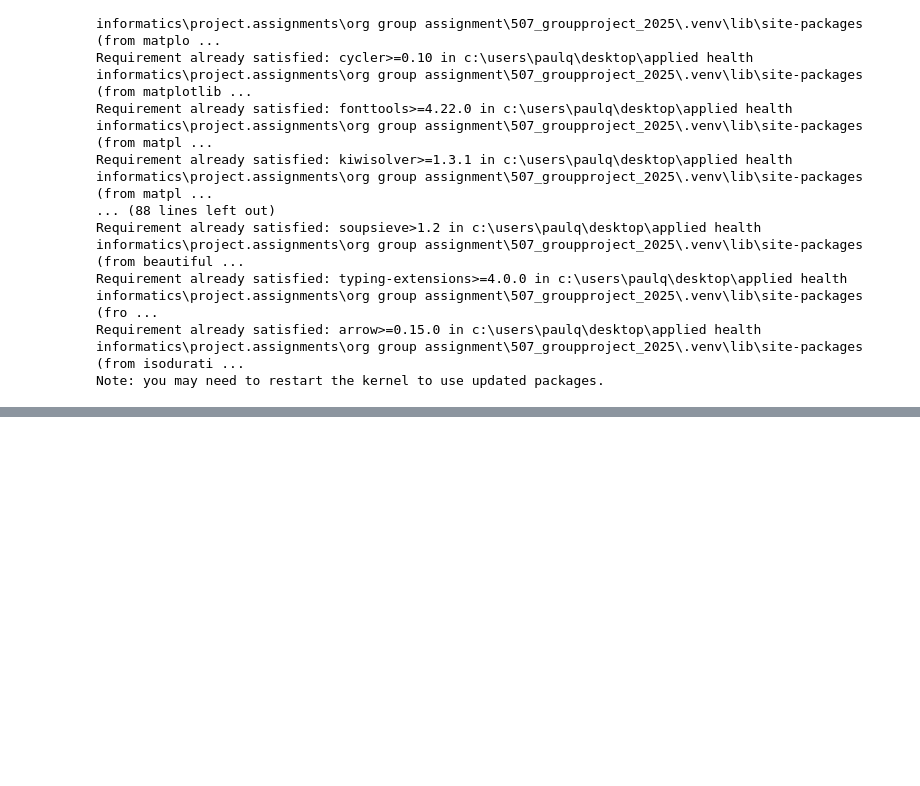
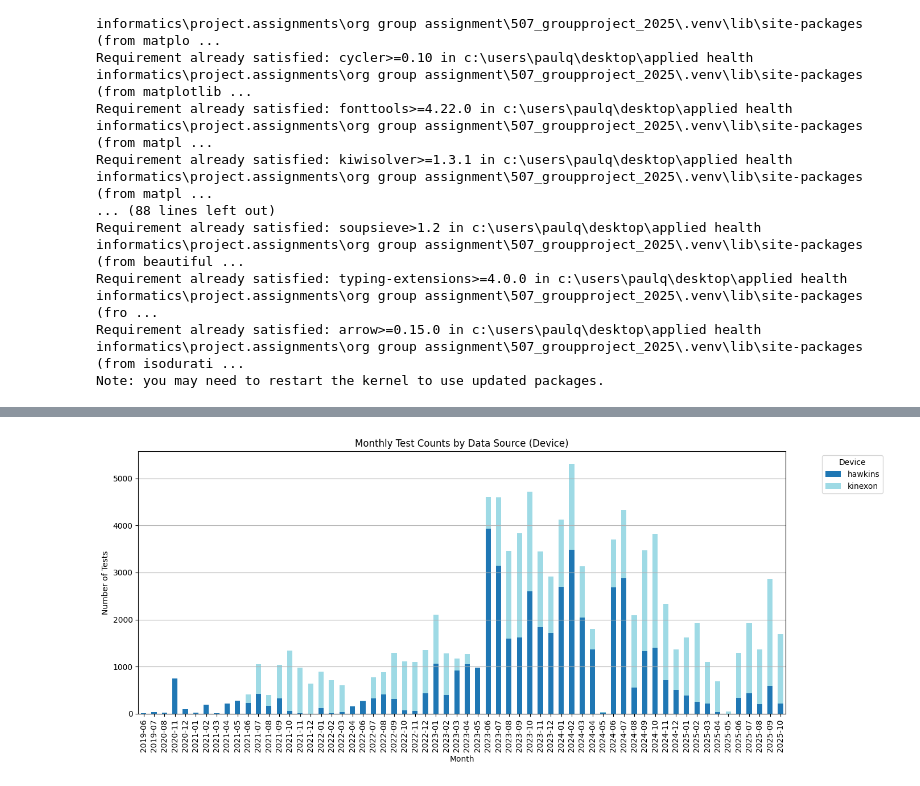
Before and after one commit to briggsprashar/sports_metric_analysis, a Jupyter notebook: part3_viz_comparison.ipynb, the cells around one changed output, grey strips where cells are left out. Drawn from its saved outputs; the diff is of its cells as text; code cells hidden in the pictures; blank space fills up the shorter version.

```diff
--- a/part3_viz_comparison.ipynb
+++ b/part3_viz_comparison.ipynb
@@ -246,0 +180,28 @@ Best and worst performance dates for PLAYER_755:
+# %%
+
+#3.3B Breakdown by data source (stacked bar chart recommended)
+
+# Load and clean the dataset
+df = pd.read_csv('raw/sixmetrics_data.csv')
+df['timestamp'] = pd.to_datetime(df['timestamp'], errors='coerce')
+df = df.dropna(subset=['timestamp', 'device'])
+
+# Create a 'month' column
+df['month'] = df['timestamp'].dt.to_period('M').dt.to_timestamp()
+
+# Group by month and device to count tests
+monthly_device_counts = df.groupby(['month', 'device']).size().unstack(fill_value=0)
+
+# Plot stacked bar chart
+monthly_device_counts.index = monthly_device_counts.index.strftime('%Y-%m')
+monthly_device_counts.plot(kind='bar', stacked=True, figsize=(14, 6), colormap='tab20')
+plt.title("Monthly Test Counts by Data Source (Device)")
+plt.xlabel("Month")
+plt.ylabel("Number of Tests")
+plt.xticks(rotation=90)
+plt.legend(title='Device', bbox_to_anchor=(1.05, 1), loc='upper left')
+plt.tight_layout()
+plt.grid(axis='y')
+plt.show()
+# %% [output]
+[figure, added]
```
Also changed, not shown: parts of 19 cells of this notebook, 1 other file.
